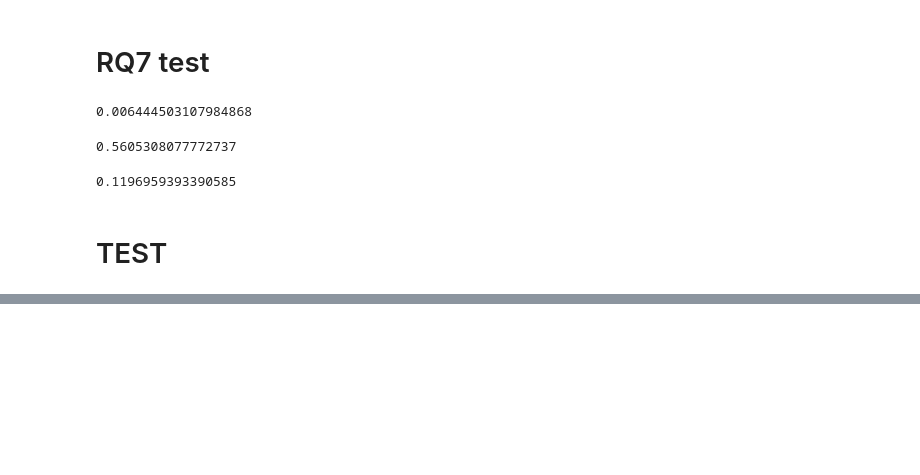
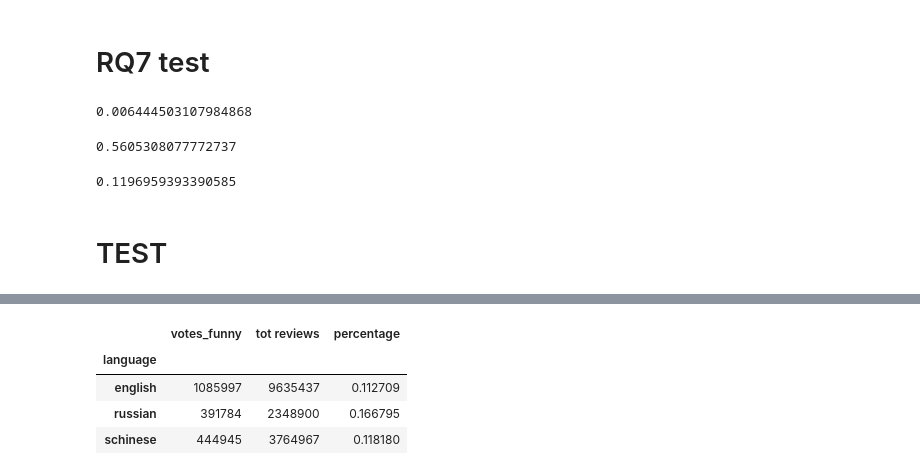
Before and after one commit to Requiem98/ADM-HW2, a Jupyter notebook: testAllDataset.ipynb, the cells around one changed output, grey strips where cells are left out. Saved outputs shown, nothing was run; the diff lists cells and outputs as text; code cells hidden in the pictures; blank space fills up the shorter version.

```diff
--- a/testAllDataset.ipynb
+++ b/testAllDataset.ipynb
@@ -165,0 +216,16 @@ df.probabilityQuestion3()
+# %%
+tot = t2[["votes_funny"]].groupby(["language"]).count()
+# %%
+final = uni
+# %%
+final["tot reviews"] = tot
+# %%
+final["percentage"] = final.apply(lambda row: row["votes_funny"]/row["tot reviews"], axis=1)
+# %%
+final
+# %% [output]
+|  | votes_funny | tot reviews | percentage |
+| language |  |  |  |
+| english | 1085997 | 9635437 | 0.112709 |
+| russian | 391784 | 2348900 | 0.166795 |
+| schinese | 444945 | 3764967 | 0.118180 |
```
Also changed, not shown: parts of 7 cells of this notebook, 3 other files.
